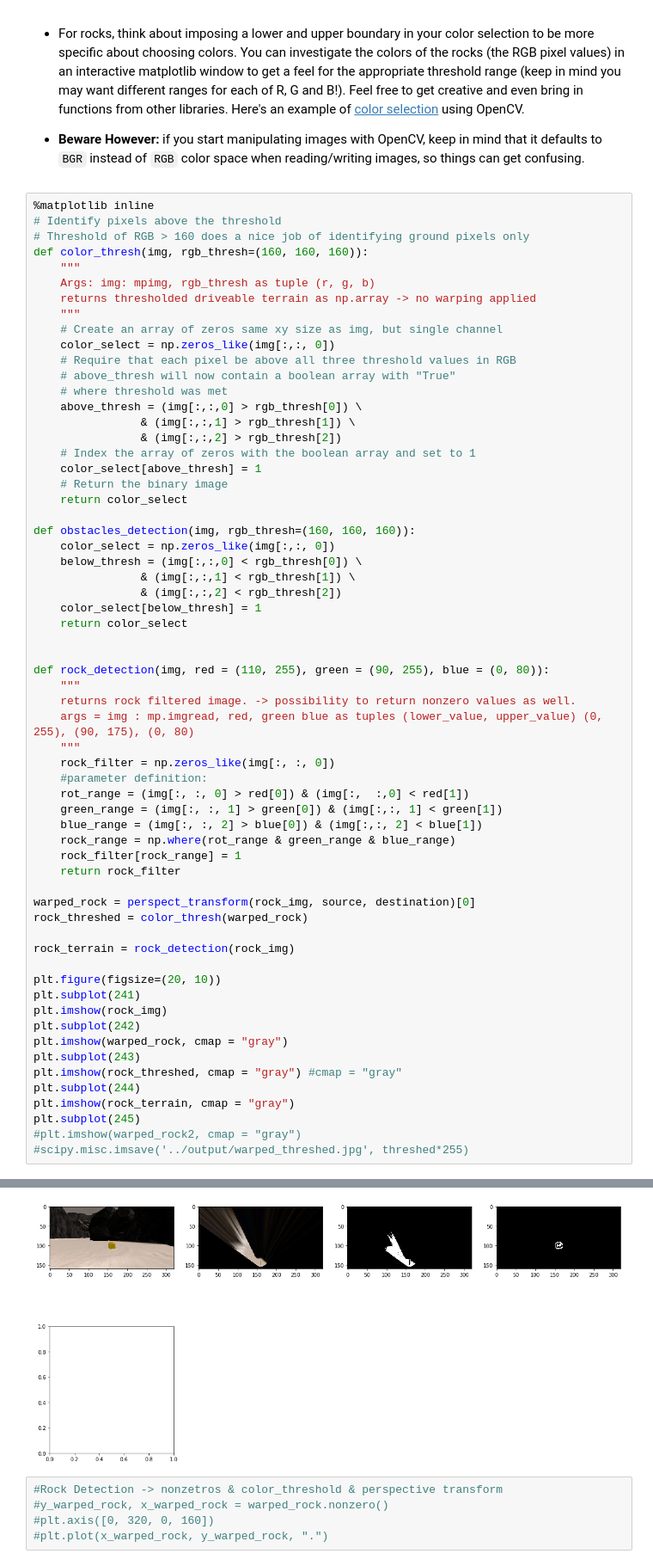
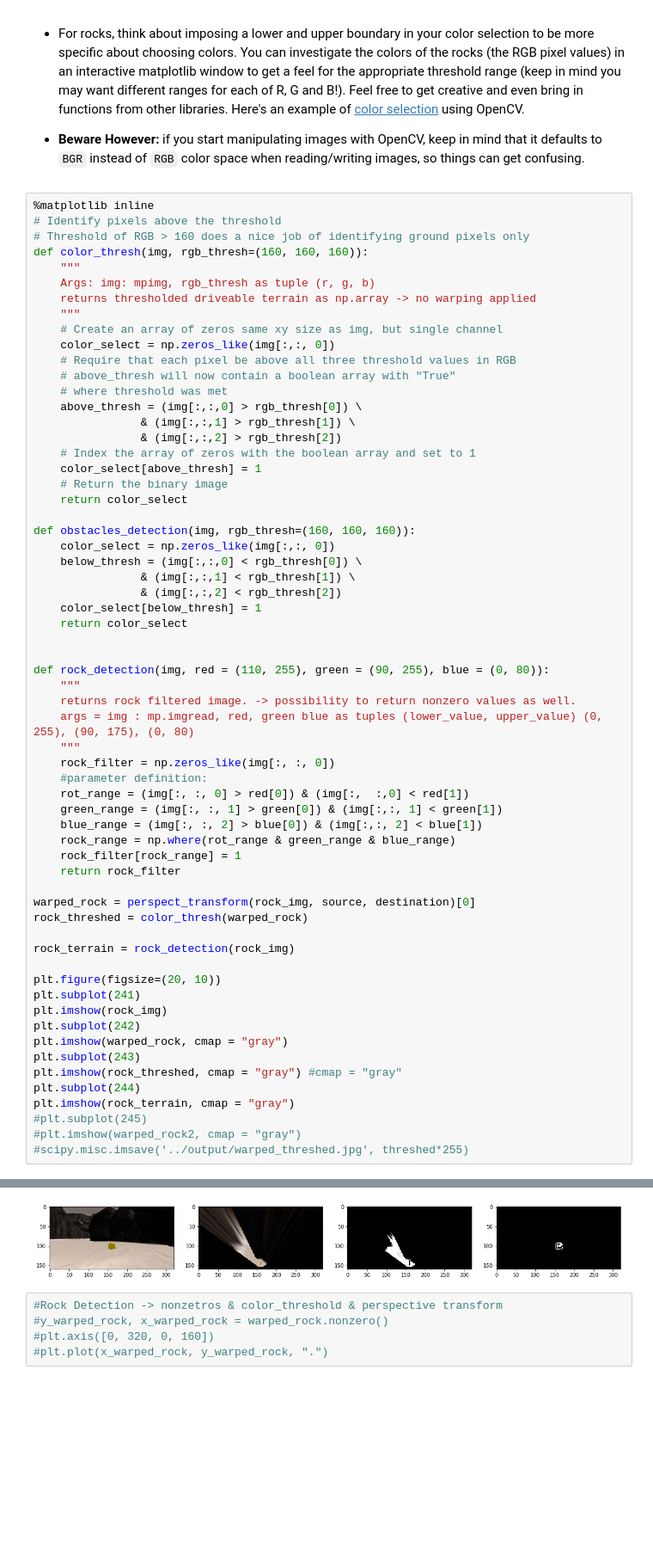
Before and after one commit to uliludmann/RoboND-Rover-Project, a Jupyter notebook: code/Rover_Project_Test_Notebook.ipynb, the cells around one changed output, grey strips where cells are left out. Shown at 86% size. Drawn from its saved outputs; the diff is of its cells as text; blank space fills up the shorter version.

Commit message:
image added

```diff
--- a/code/Rover_Project_Test_Notebook.ipynb
+++ b/code/Rover_Project_Test_Notebook.ipynb
@@ -179,7 +179,7 @@ plt.subplot(243)
 plt.imshow(rock_threshed, cmap = "gray") #cmap = "gray"
 plt.subplot(244)
 plt.imshow(rock_terrain, cmap = "gray")
-plt.subplot(245)
+#plt.subplot(245)
 #plt.imshow(warped_rock2, cmap = "gray")
 #scipy.misc.imsave('../output/warped_threshed.jpg', threshed*255)
 # %% [output]
@@ -187,4 +187,4 @@ plt.subplot(245)
-[figure, old version]
+[figure, new version]
 # %%
 #Rock Detection -> nonzetros & color_threshold & perspective transform
 #y_warped_rock, x_warped_rock = warped_rock.nonzero()
```
Also changed, not shown: parts of 5 cells of this notebook, 2 other files.
